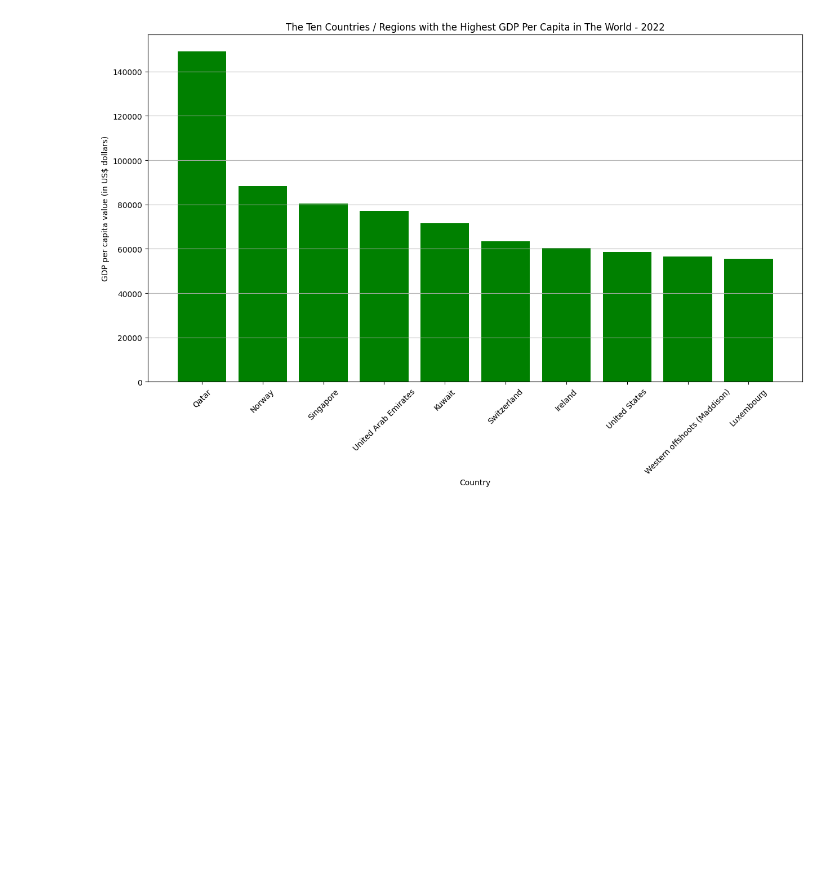
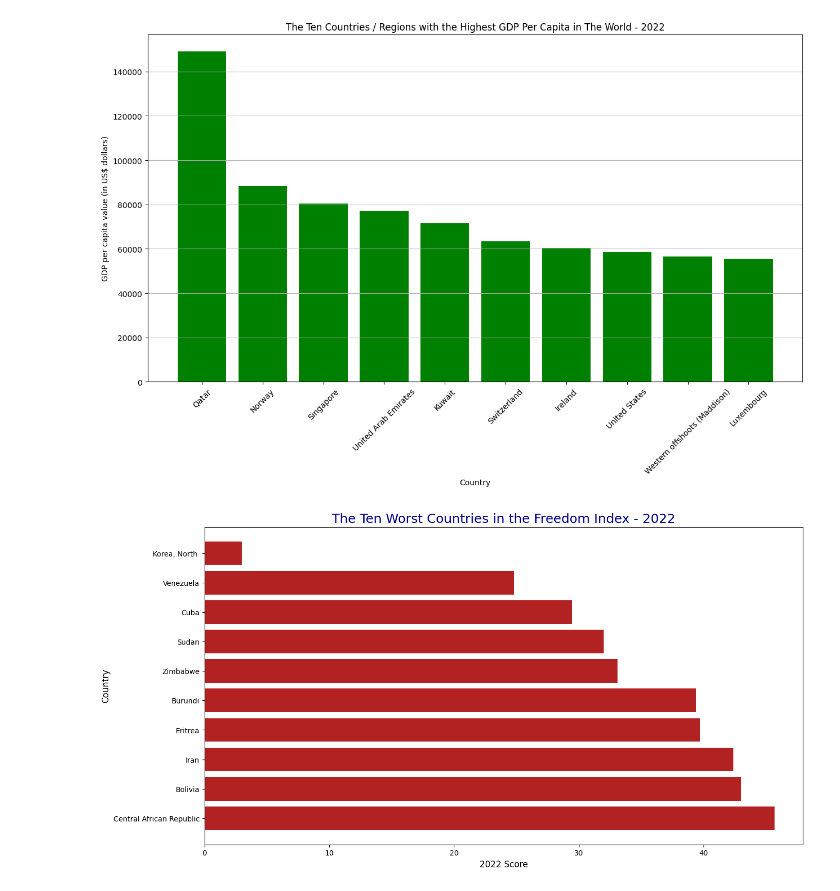
Before and after one commit to LittleJ3012/Economic-Inequality-Analysis, a Jupyter notebook: PYTHON PROJECT ECONOMIC INEQUALITY AND GDP PER CAPITA.ipynb, the cells around one changed output. Cells and saved outputs as stored; diff of their text form; code cells hidden in the pictures; blank space fills up the shorter version.

```diff
--- a/PYTHON PROJECT ECONOMIC INEQUALITY AND GDP PER CAPITA.ipynb
+++ b/PYTHON PROJECT ECONOMIC INEQUALITY AND GDP PER CAPITA.ipynb
@@ -121,0 +121,2 @@ Name: GDP per capita, dtype: float64
+# %%
+freedom = pd.read_csv('index2022_data.csv')
@@ -276,3 +332,20 @@ plt.grid(axis='y')
 plt.show()
 # %% [output]
 [figure]
+# %%
+#Creating a chart on the ten worst countries in the Freedom Index in 2022
+df_top10 = freedom.sort_values('World Rank', ascending=False).head(10)
+plt.figure(figsize=(15, 8))
+
+new_order = df_top10.iloc[::-1]
+
+# Horizontal bar chart
+plt.barh(y=new_order['Country Name'], width=new_order['2022 Score'], color='firebrick')
+plt.title('The Ten Worst Countries in the Freedom Index - 2022', fontsize=18, loc='center', color='darkblue')
+
+plt.xlabel('2022 Score', fontsize=12, color = 'black')
+plt.ylabel('Country', fontsize=12, color = 'black')
+
+plt.show()
+# %% [output]
+[figure, added]
```
Also changed, not shown: parts of 10 cells of this notebook, 1 other file.
